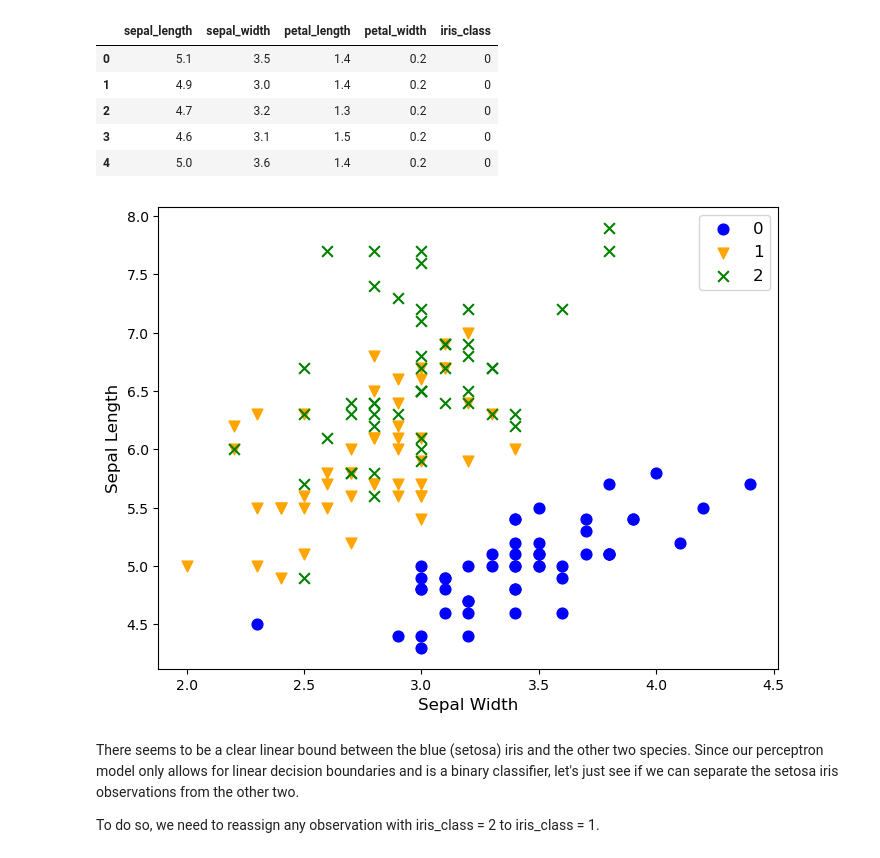
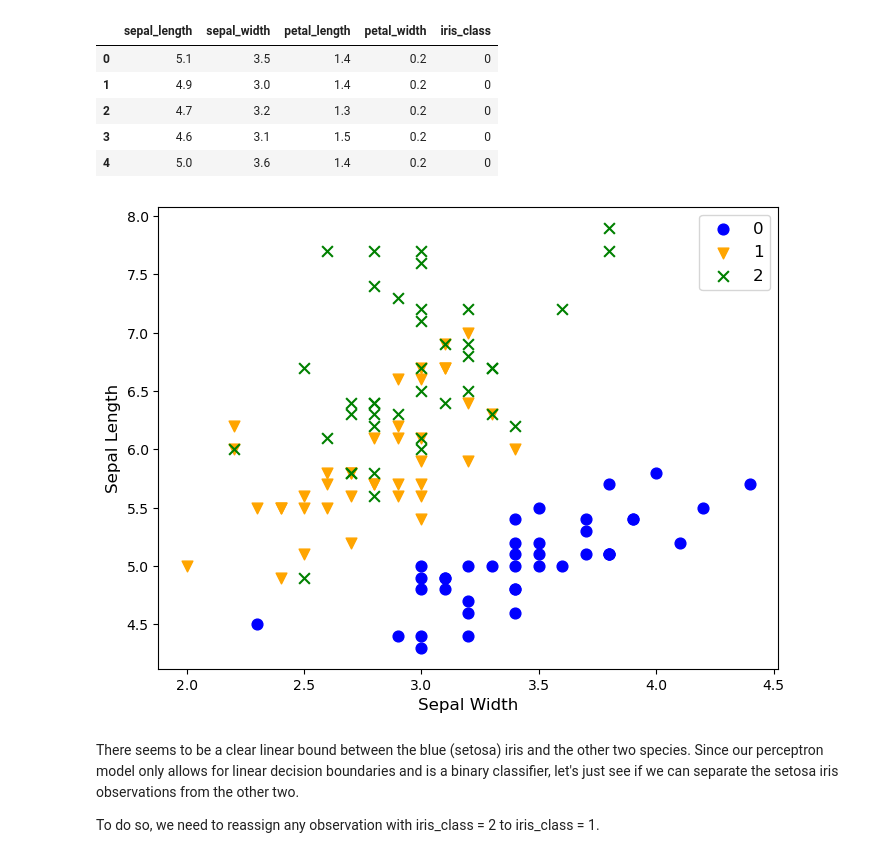
Before and after one commit to melbyjos/MLAlgos, a Jupyter notebook: Single_Layer_Perceptron.ipynb, the cells around one changed output. Drawn from its saved outputs; the diff is of its cells as text; code cells hidden in the pictures.

```diff
--- a/Single_Layer_Perceptron.ipynb
+++ b/Single_Layer_Perceptron.ipynb
@@ -416,40 +416,47 @@ iris_df.head()
 | 2 | 4.7 | 3.2 | 1.3 | 0.2 | 0 |
 | 3 | 4.6 | 3.1 | 1.5 | 0.2 | 0 |
 | 4 | 5.0 | 3.6 | 1.4 | 0.2 | 0 |
+# %%
+## Making a statified train test split
+iris_train, iris_test = train_test_split(iris_df,
+                                            random_state=431,
+                                            shuffle=True,
+                                            test_size=.2,
+                                            stratify=iris_df['iris_class'])
 # %%
 ## Plotting the training data
 ## sepal_width against sepal_length
 plt.figure(figsize=(8,6))
 
-plt.scatter(iris_df.loc[iris_df.iris_class==0].sepal_width,
-            iris_df.loc[iris_df.iris_class==0].sepal_length,
+plt.scatter(iris_train.loc[iris_train.iris_class==0].sepal_width,
+            iris_train.loc[iris_train.iris_class==0].sepal_length,
             c='blue',
             s=60,
             label="0")
 
-plt.scatter(iris_df.loc[iris_df.iris_class==1].sepal_width,
-            iris_df.loc[iris_df.iris_class==1].sepal_length,
+plt.scatter(iris_train.loc[iris_train.iris_class==1].sepal_width,
+            iris_train.loc[iris_train.iris_class==1].sepal_length,
             c='orange',
             s=60,
             marker='v',
             label="1")
 
-plt.scatter(iris_df.loc[iris_df.iris_class==2].sepal_width,
-            iris_df.loc[iris_df.iris_class==2].sepal_length,
+plt.scatter(iris_train.loc[iris_train.iris_class==2].sepal_width,
+            iris_train.loc[iris_train.iris_class==2].sepal_length,
             c='green',
             s=60,
             marker='x',
             label="2")
 
 plt.xticks(fontsize=10)
 plt.yticks(fontsize=10)
 plt.xlabel("Sepal Width", fontsize=12)
 plt.ylabel("Sepal Length", fontsize=12)
 plt.legend(fontsize=12)
 
 plt.show()
 # %% [output]
-[figure, old version]
+[figure, new version]
 # %% [markdown]
 There seems to be a clear linear bound between the blue (setosa) iris and the other two species.
 Since our perceptron model only allows for linear decision boundaries and is a binary classifier,
```
Also changed, not shown: parts of 26 cells of this notebook, 1 other file.
